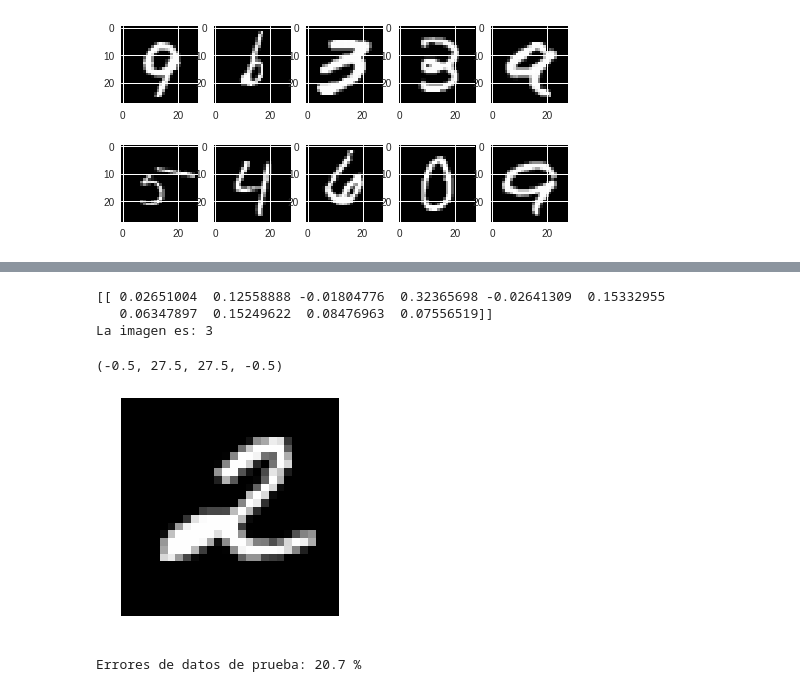
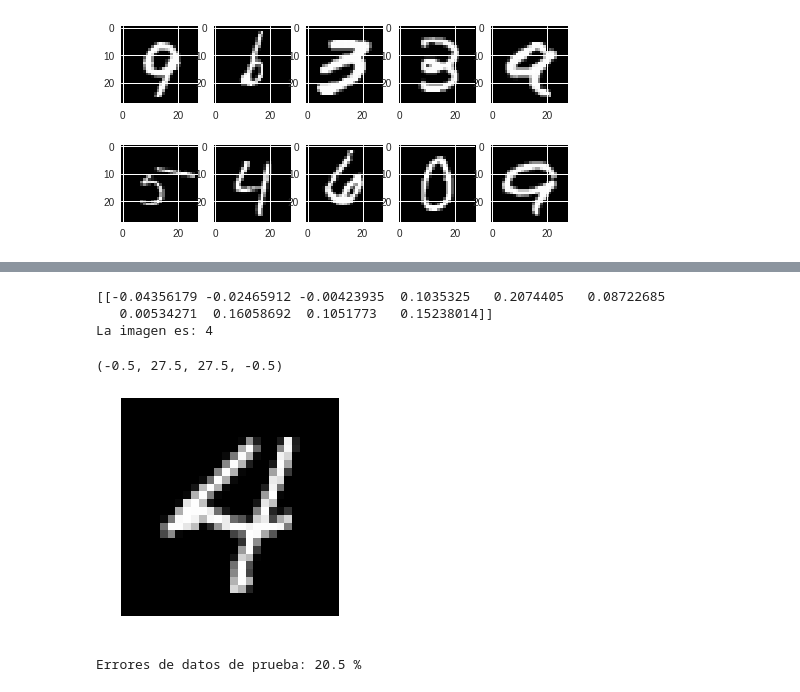
Before and after one commit to sandroormeno/Tensorflow-basic-examples, a Jupyter notebook: Perceptron_según_lopeLH.ipynb, the cells around one changed output, grey strips where cells are left out. Cells and saved outputs as stored; diff of their text form; code cells hidden in the pictures.

```diff
--- a/Perceptron_según_lopeLH.ipynb
+++ b/Perceptron_según_lopeLH.ipynb
@@ -144,16 +144,16 @@ plt.show()
 # %%
-imagen = 30
+imagen = 6
 prediccion = sess.run(y,feed_dict={x: mnist.test.images[imagen].reshape(1,784)})
 print(prediccion)
 print("La imagen es: "+ str(np.argmax(prediccion)))
 plt.imshow(mnist.train.images[imagen].reshape((28,28)), cmap="gray")
 plt.axis('off')
 # %% [output]
-[[ 0.02651004  0.12558888 -0.01804776  0.32365698 -0.02641309  0.15332955
-   0.06347897  0.15249622  0.08476963  0.07556519]]
-La imagen es: 3
+[[-0.04356179 -0.02465912 -0.00423935  0.1035325   0.2074405   0.08722685
+   0.00534271  0.16058692  0.1051773   0.15238014]]
+La imagen es: 4
 (-0.5, 27.5, 27.5, -0.5)
-[figure, old version]
+[figure, new version]
 # %%
 prediccionTODO = sess.run(y,feed_dict={x: mnist.test.images, y_: mnist.test.labels})
 errores = 0.
@@ -164,4 +164,4 @@ for i in range(prediccionTODO.shape[0]):
 salida = errores/prediccionTODO.shape[0]*100
 print ("Errores de datos de prueba: {:<0.3} %".format(salida))
 # %% [output]
-Errores de datos de prueba: 20.7 %
+Errores de datos de prueba: 20.5 %
```
Also changed, not shown: parts of 2 cells of this notebook.
